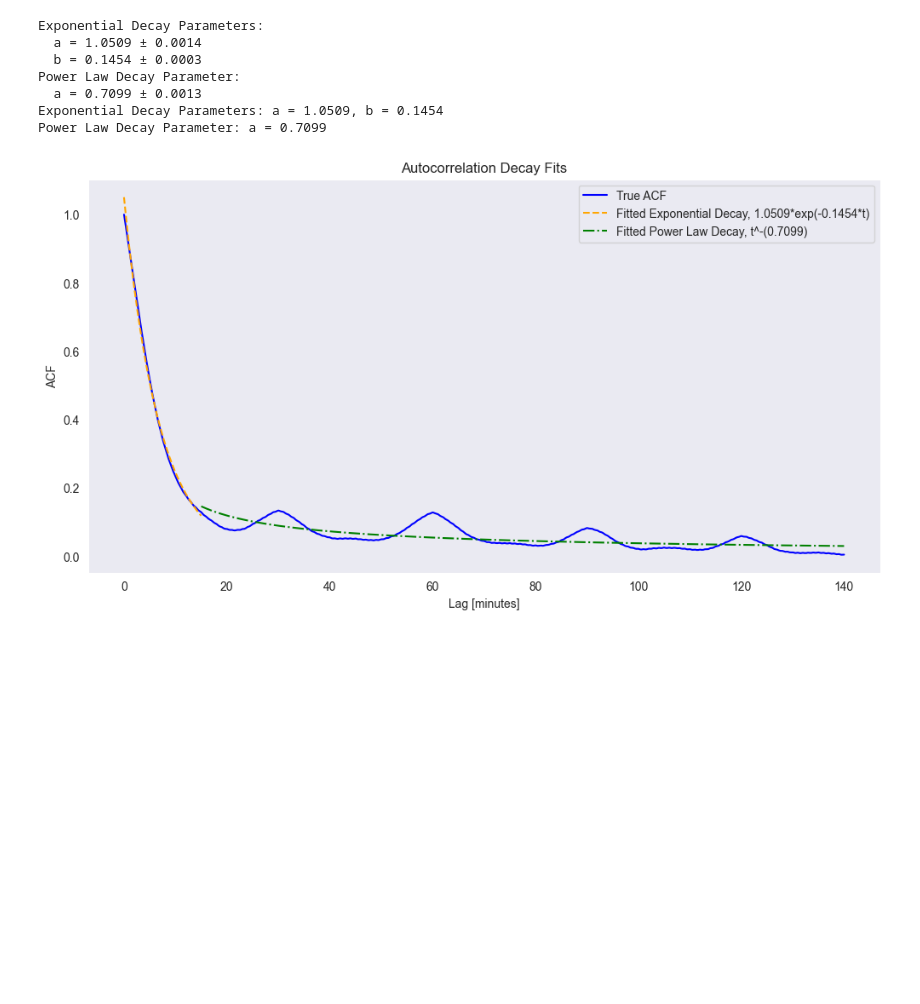
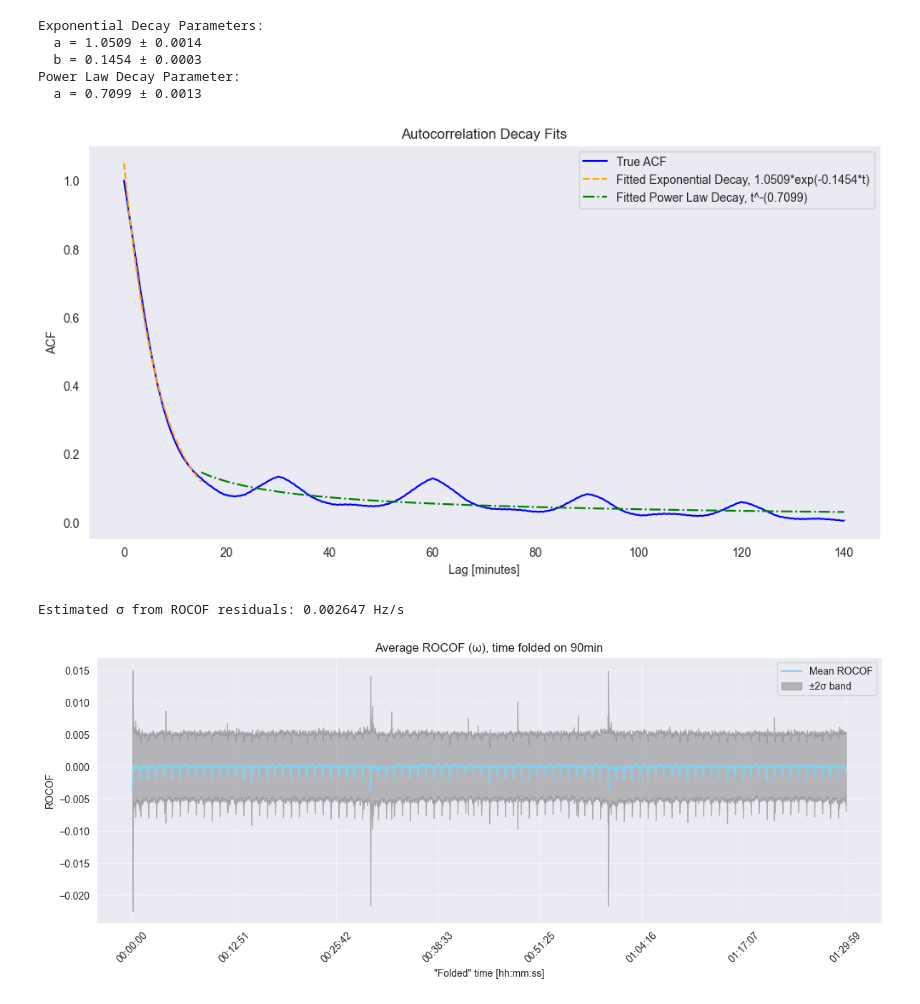
Before and after one commit to hendriklohse/grid-frequency-tail-estimation, a Jupyter notebook: paper_notebook.ipynb, the cells around one changed output. Drawn from its saved outputs; the diff is of its cells as text; code cells hidden in the pictures; blank space fills up the shorter version.

```diff
--- a/paper_notebook.ipynb
+++ b/paper_notebook.ipynb
@@ -63,12 +65,8 @@ print(f"  b = {popt_exp[1]:.4f} ± {perr_exp[1]:.4f}")
 print(f"Power Law Decay Parameter:")
 print(f"  a = {popt_power[0]:.4f} ± {perr_power[0]:.4f}")
 
-
-# Print the estimated parameters
-print(f"Exponential Decay Parameters: a = {popt_exp[0]:.4f}, b = {popt_exp[1]:.4f}")
-# print(f"Power Law Decay Parameters: a = {popt_power[0]:.4f}, b = {popt_power[1]:.4f}")
-print(f"Power Law Decay Parameter: a = {popt_power[0]:.4f}")
-H = (-popt_power[0] + 2)/2
+gamma_eff = popt_exp[1]  # Damping factor
+H = (-popt_power[0] + 2)/2 # Hurst exponent
 
 # Visualize the fits
 plt.figure(figsize=(12, 6))
@@ -99,9 +97,65 @@ Exponential Decay Parameters:
   b = 0.1454 ± 0.0003
 Power Law Decay Parameter:
   a = 0.7099 ± 0.0013
-Exponential Decay Parameters: a = 1.0509, b = 0.1454
-Power Law Decay Parameter: a = 0.7099
 [figure]
+# %%
+# FIGURE 4, ROCOF.
+
+# Parameters
+fold_period_sec = 90 * 60  # 90 minutes in seconds
+dt = 1  # time step in seconds
+
+# Step 1: Compute ROCOF (rate of change of frequency)
+df['ROCOF'] = df['Value'].diff() / dt
+df = df.dropna()
+
+# Step 2: Compute 'folded' time
+df['time_seconds'] = (df.index - df.index[0]).total_seconds()
+df['folded_time'] = df['time_seconds'] % fold_period_sec
+df['folded_bin'] = df['folded_time'].astype(int)
+
+# Step 3: Group by folded_bin
+grouped = df.groupby('folded_bin')['ROCOF']
+mean_rocof = grouped.mean()
+std_rocof = grouped.std()
+
+# Step 4: Calculate residuals and estimate σ
+df['mu_t'] = df['folded_bin'].map(mean_rocof)
+residuals = df['ROCOF'] - df['mu_t']
+sigma_est = residuals.std()
+
+print(f"Estimated σ from ROCOF residuals: {sigma_est:.6f} Hz/s")
+
+# Step 5: Plot
+time_axis = pd.to_timedelta(mean_rocof.index, unit='s')
+
+# Use float for plotting
+x = mean_rocof.index.values.astype(float)
+
+plt.figure(figsize=(12, 5))
+plt.plot(x, mean_rocof, label='Mean ROCOF', color='skyblue')
+plt.fill_between(x,
+                 mean_rocof - 2 * std_rocof,
+                 mean_rocof + 2 * std_rocof,
+                 color='grey', alpha=0.5,
+                 label='±2σ band')
+
+# Generate formatted x-tick labels in hh:mm:ss
+tick_locs = np.linspace(x[0], x[-1], num=8, dtype=int)
+tick_labels = pd.to_timedelta(tick_locs, unit='s').astype(str).str.slice(7)  # remove '0 days '
+
+plt.xticks(ticks=tick_locs, labels=tick_labels, rotation=45)
+
+plt.xlabel('"Folded" time [hh:mm:ss]')
+plt.ylabel('ROCOF')
+plt.title('Average ROCOF (ω), time folded on 90min')
+plt.grid(True, linestyle='--', linewidth=0.5)
+plt.legend()
+plt.tight_layout()
+plt.show()
+# %% [output]
+Estimated σ from ROCOF residuals: 0.002647 Hz/s
+[figure, added]
 # %%
 # --- Model Parameters from Table II ---
 gamma1 = 1 / 950      # Damping within deadband
```
Also changed, not shown: parts of 5 cells of this notebook, 2 other files.
